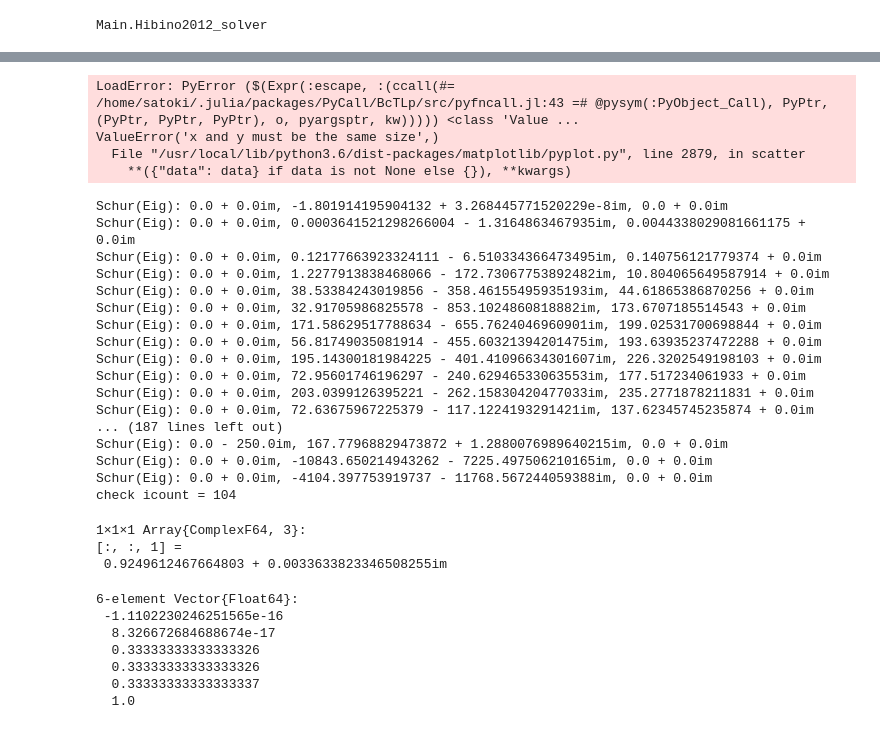
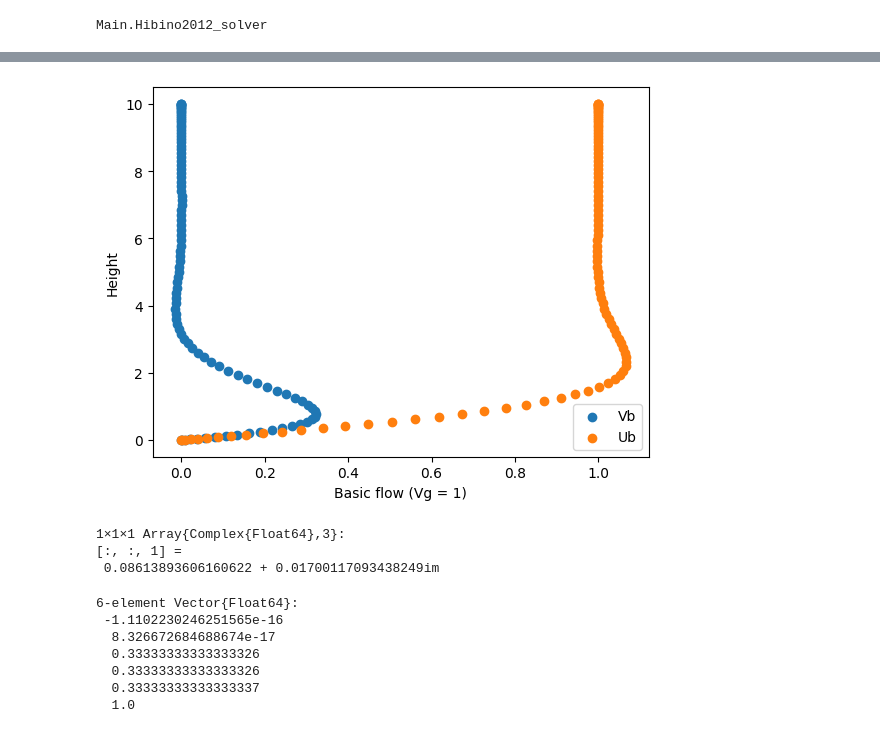
Before and after one commit to tomonori-93/julia, a Jupyter notebook: Lilly1966/Lilly66OSE_solver_Chebyshev_v1.6.ipynb, the cells around one changed output, grey strips where cells are left out. Cells and saved outputs as stored; diff of their text form; code cells hidden in the pictures.

```diff
--- a/Lilly1966/Lilly66OSE_solver_Chebyshev_v1.6.ipynb
+++ b/Lilly1966/Lilly66OSE_solver_Chebyshev_v1.6.ipynb
@@ -788,7 +784,7 @@ using PyPlot
 
 N = 100
 Ncal = N + 1
-z_top = 40.0
+z_top = 10.0
 Gf = 0.5 * z_top
 ε = 0.0
 
@@ -850,62 +846,48 @@ end
 Vb_sp[1] = (2.0 / N) * Vb_sp[1]
 Ub_sp[1] = (2.0 / N) * Ub_sp[1]
 for l in 1:div(N,2)-1
     Vb_sp[2*l] = real(Vb_sp_inter[l])  # even mode
     Ub_sp[2*l] = real(Ub_sp_inter[l])  # even mode
     Vb_sp[2*l+1] = Vb_sp[2*l-1] + imag(Vb_sp_inter[l])  # odd mode
     Ub_sp[2*l+1] = Ub_sp[2*l-1] + imag(Ub_sp_inter[l])  # odd mode
 end
 Vb_sp[N] = real(Vb_sp_inter[div(N,2)])
 Ub_sp[N] = real(Ub_sp_inter[div(N,2)])
 
 Vb_sp[0:N] .= Vb_sp[0:N] ./ cbar[0:N]
 Ub_sp[0:N] .= Ub_sp[0:N] ./ cbar[0:N]
 
 for m in 0:N
     for j in 0:N
         Vb_ret[j] = Vb_ret[j] + Vb_sp[m] * cos(π*m*j/N)
         Ub_ret[j] = Ub_ret[j] + Ub_sp[m] * cos(π*m*j/N)
     end
 end
 #Vbs = fft(Vb[1:N])
 #println(size(Vbs), ",", Vbs./N)
 #println(size(Vb_sp), ",", Vb_sp)
 x[1:Ncal] .= z_p[0:N]
 y1[1:Ncal] .= Vb_phys[0:N]
 y1p[1:Ncal] .= Vb_ret[0:N]
 y2[1:Ncal] .= Ub_phys[0:N]
 y2p[1:Ncal] .= Ub_ret[0:N]
-scatter(x,[y1,y2])
+scatter(y1,x,label="Vb")
+scatter(y2,x,label="Ub")
+legend()
+xlabel("Basic flow (Vg = 1)")
+ylabel("Height")
+savefig("basic.png")
 #scatter(x,[y1,y1p,y2,y2p])
 # %% [output]
-LoadError: PyError ($(Expr(:escape, :(ccall(#= /home/satoki/.julia/packages/PyCall/BcTLp/src/pyfncall.jl:43 =# @pysym(:PyObject_Call), PyPtr, (PyPtr, PyPtr, PyPtr), o, pyargsptr, kw))))) <class 'Value ...
-ValueError('x and y must be the same size',)
-  File "/usr/local/lib/python3.6/dist-packages/matplotlib/pyplot.py", line 2879, in scatter
-    **({"data": data} if data is not None else {}), **kwargs)
+[figure, added]
 # %%
 using .Hibino2012_solver
-OSE_set( [0.5], [-60.0], [500.0], 40.0, 100 )
+alpha = [0.5]
+full_EQ_set( alpha, [10.0], [50.0], 40.0, 100 ) * alpha[1]
 # %% [output]
-Schur(Eig): 0.0 + 0.0im, -1.801914195904132 + 3.268445771520229e-8im, 0.0 + 0.0im
-Schur(Eig): 0.0 + 0.0im, 0.0003641521298266004 - 1.3164863467935im, 0.0044338029081661175 + 0.0im
-Schur(Eig): 0.0 + 0.0im, 0.12177663923324111 - 6.510334366473495im, 0.140756121779374 + 0.0im
-Schur(Eig): 0.0 + 0.0im, 1.2277913838468066 - 172.73067753892482im, 10.804065649587914 + 0.0im
-Schur(Eig): 0.0 + 0.0im, 38.53384243019856 - 358.46155495935193im, 44.61865386870256 + 0.0im
-Schur(Eig): 0.0 + 0.0im, 32.91705986825578 - 853.1024860818882im, 173.6707185514543 + 0.0im
-Schur(Eig): 0.0 + 0.0im, 171.58629517788634 - 655.7624046960901im, 199.02531700698844 + 0.0im
-Schur(Eig): 0.0 + 0.0im, 56.81749035081914 - 455.60321394201475im, 193.63935237472288 + 0.0im
-Schur(Eig): 0.0 + 0.0im, 195.14300181984225 - 401.41096634301607im, 226.3202549198103 + 0.0im
-Schur(Eig): 0.0 + 0.0im, 72.95601746196297 - 240.62946533063553im, 177.517234061933 + 0.0im
-Schur(Eig): 0.0 + 0.0im, 203.0399126395221 - 262.15830420477033im, 235.2771878211831 + 0.0im
-Schur(Eig): 0.0 + 0.0im, 72.63675967225379 - 117.1224193291421im, 137.62345745235874 + 0.0im
-... (187 lines left out)
-Schur(Eig): 0.0 - 250.0im, 167.77968829473872 + 1.2880076989640215im, 0.0 + 0.0im
-Schur(Eig): 0.0 + 0.0im, -10843.650214943262 - 7225.497506210165im, 0.0 + 0.0im
-Schur(Eig): 0.0 + 0.0im, -4104.397753919737 - 11768.567244059388im, 0.0 + 0.0im
-check icount = 104
+1×1×1 Array{Complex{Float64},3}:
+[:, :, 1] =
+ 0.08613893606160622 + 0.01700117093438249im
-1×1×1 Array{ComplexF64, 3}:
-[:, :, 1] =
- 0.9249612467664803 + 0.0033633823346508255im
 # %%
 PP =      [1  0  1  0  1  0
            0  1  1  0  1  0
```
Also changed, not shown: parts of 3 cells of this notebook.
